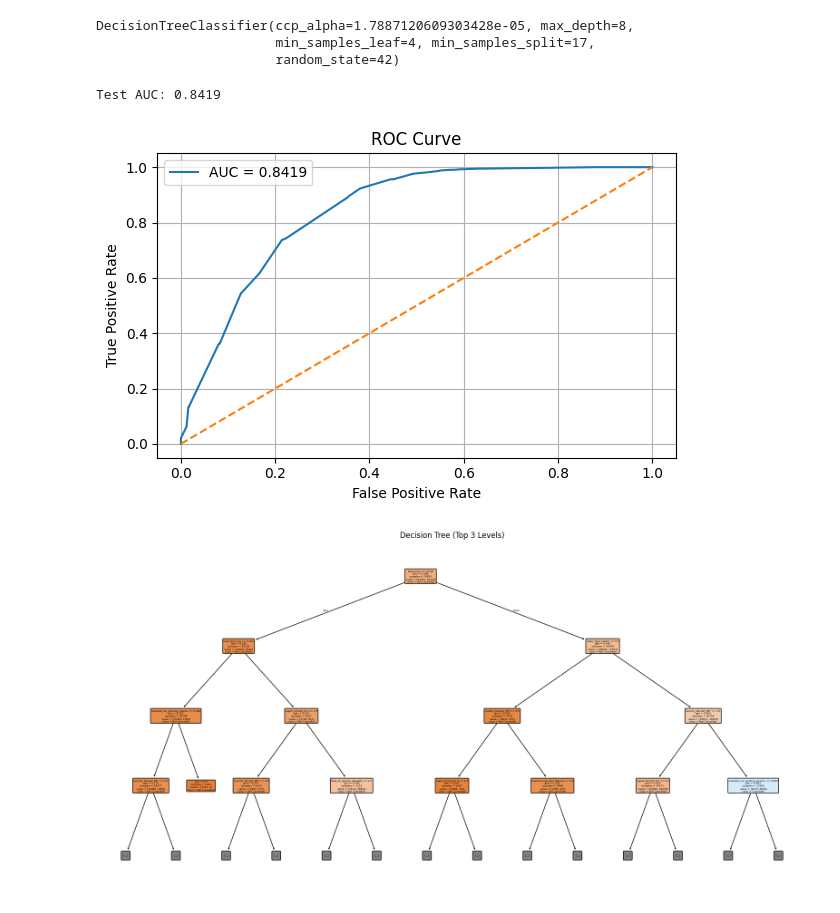
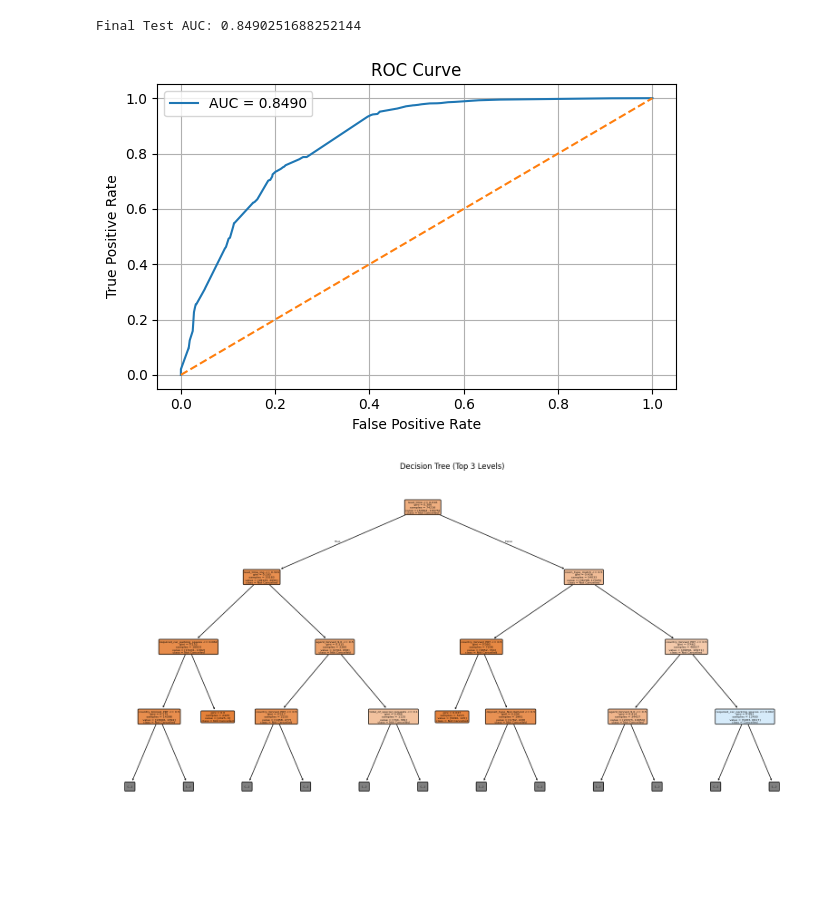
Before and after one commit to pakkei1212/SMU_AML_PROJ, a Jupyter notebook: Decision_Trees.ipynb, the cells around one changed output. Drawn from its saved outputs; the diff is of its cells as text; code cells hidden in the pictures; blank space fills up the shorter version.

```diff
--- a/Decision_Trees.ipynb
+++ b/Decision_Trees.ipynb
@@ -136,26 +129,21 @@ Best hyperparameters: {'max_depth': 8, 'min_samples_split': 17, 'min_samples_lea
-# %%
-# Train best model on combined train+val
-X_final_train = pd.concat([X_train, X_val])
-y_final_train = pd.concat([y_train, y_val])
-
-final_model = DecisionTreeClassifier(**study.best_params, random_state=42)
-final_model.fit(X_final_train, y_final_train)
-# %% [output]
-DecisionTreeClassifier(ccp_alpha=1.7887120609303428e-05, max_depth=8,
-                       min_samples_leaf=4, min_samples_split=17,
-                       random_state=42)
-# %%
-# Evaluate on test set
-y_test_probs = final_model.predict_proba(X_test)[:, 1]
-auc = roc_auc_score(y_test, y_test_probs)
-print(f"Test AUC: {auc:.4f}")
-# %% [output]
-Test AUC: 0.8419
+# %%
+# Final training on full training + validation data
+best_params = study.best_params
+final_model = DecisionTreeClassifier(**best_params, random_state=42)
+final_model.fit(X_train_val, y_train_val)
+
+# Predict on test set
+y_test_pred = final_model.predict_proba(X_test)[:, 1]
+test_auc = roc_auc_score(y_test, y_test_pred)
+
+print("Final Test AUC:", test_auc)
+# %% [output]
+Final Test AUC: 0.8490251688252144
 # %%
 # Plot ROC curve
-fpr, tpr, _ = roc_curve(y_test, y_test_probs)
+fpr, tpr, _ = roc_curve(y_test, y_test_pred)
 plt.figure(figsize=(6, 4))
-plt.plot(fpr, tpr, label=f"AUC = {auc:.4f}")
+plt.plot(fpr, tpr, label=f"AUC = {test_auc:.4f}")
 plt.plot([0, 1], [0, 1], linestyle='--')
 plt.xlabel("False Positive Rate")
 plt.ylabel("True Positive Rate")
@@ -165,17 +153,17 @@ plt.grid(True)
 plt.tight_layout()
 plt.show()
 # %% [output]
-[figure, old version]
+[figure, new version]
 # %%
 # Visualize the tree
 levels_for_viz = 3
 plt.figure(figsize=(20, 10))
-plot_tree(final_model, feature_names=X_train.columns, class_names=["Not Cancelled", "Cancelled"],
+plot_tree(final_model, feature_names=X_train_val.columns, class_names=["Not Cancelled", "Cancelled"],
           filled=True, rounded=True, max_depth=levels_for_viz)  # keep short for readability
 plt.title(f"Decision Tree (Top {levels_for_viz} Levels)")
 plt.show()
 # %% [output]
-[figure, old version]
+[figure, new version]
 # %%
 # Show top 10 feature importances
 importances = final_model.feature_importances_
```
Also changed, not shown: parts of 15 cells of this notebook.
